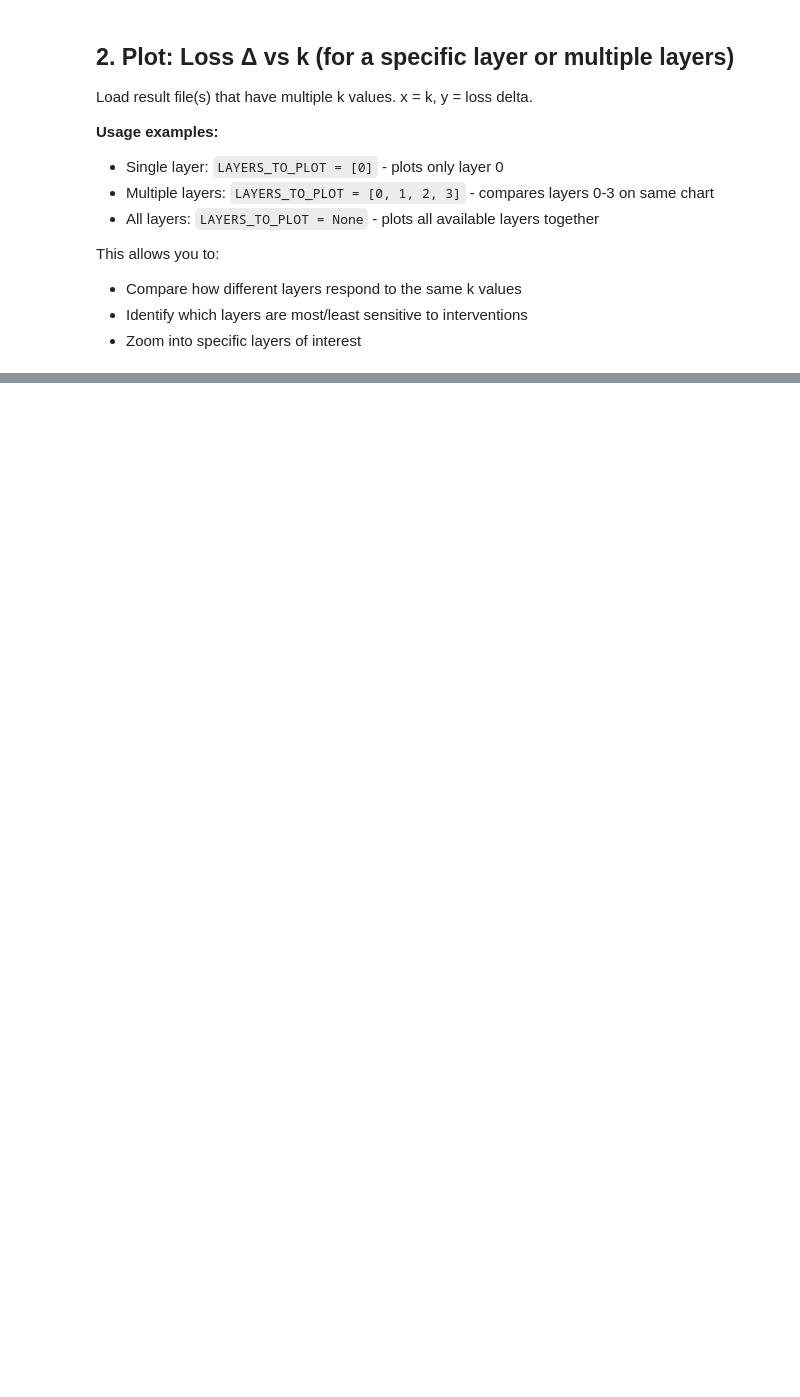
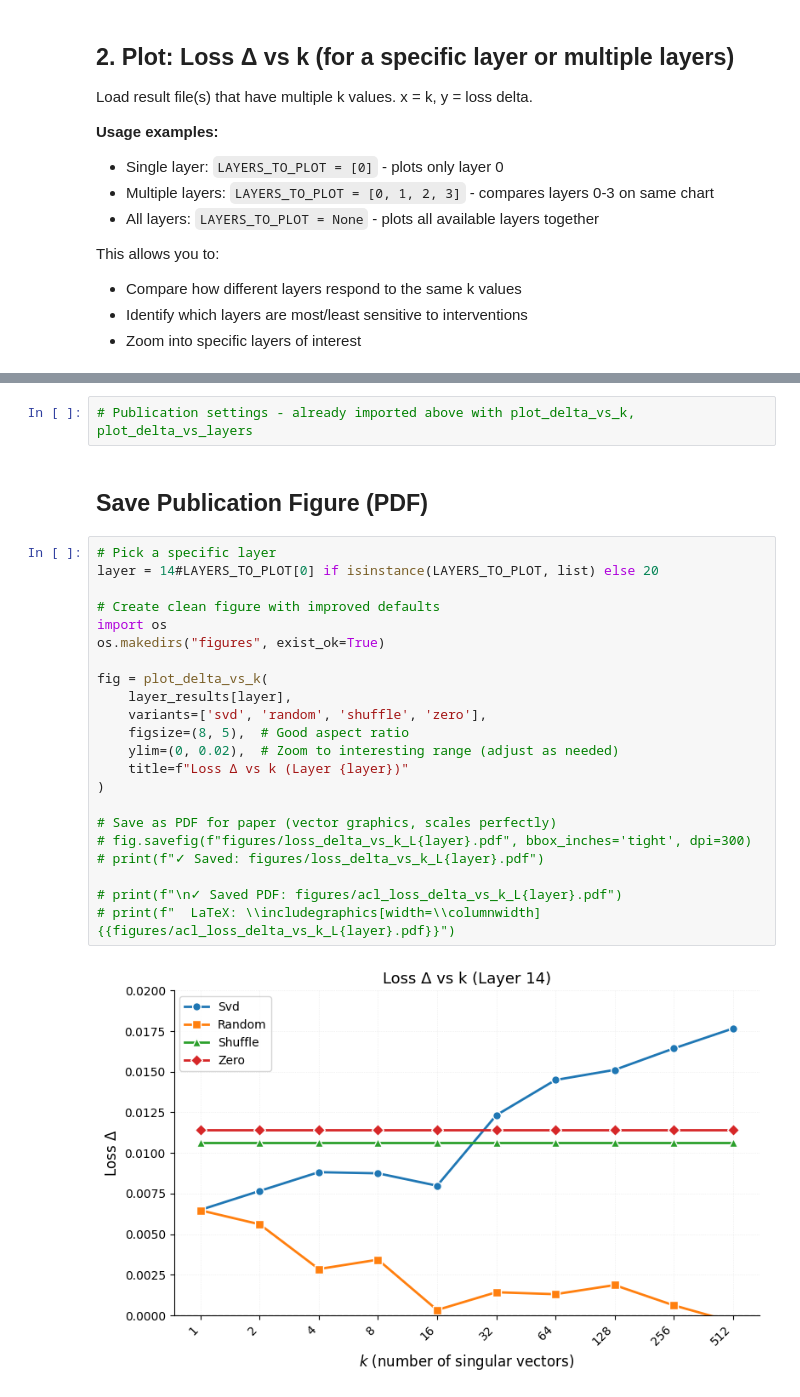
Before and after one commit to sagearc/GaleMoE, a Jupyter notebook: src/experiments/router_interventions/notebooks/project_out_plots.ipynb, the cells around one changed output, grey strips where cells are left out. Cells and saved outputs as stored; diff of their text form; blank space fills up the shorter version.

```diff
--- a/src/experiments/router_interventions/notebooks/project_out_plots.ipynb
+++ b/src/experiments/router_interventions/notebooks/project_out_plots.ipynb
@@ -138,0 +132,28 @@ for layer in layer_results:
+# %%
+# Publication settings - already imported above with plot_delta_vs_k, plot_delta_vs_layers
+# %% [markdown]
+## Save Publication Figure (PDF)
+# %%
+# Pick a specific layer
+layer = 14#LAYERS_TO_PLOT[0] if isinstance(LAYERS_TO_PLOT, list) else 20
+
+# Create clean figure with improved defaults
+import os
+os.makedirs("figures", exist_ok=True)
+
+fig = plot_delta_vs_k(
+    layer_results[layer],
+    variants=['svd', 'random', 'shuffle', 'zero'],
+    figsize=(8, 5),  # Good aspect ratio
+    ylim=(0, 0.02),  # Zoom to interesting range (adjust as needed)
+    title=f"Loss Δ vs k (Layer {layer})"
+)
+
+# Save as PDF for paper (vector graphics, scales perfectly)
+# fig.savefig(f"figures/loss_delta_vs_k_L{layer}.pdf", bbox_inches='tight', dpi=300)
+# print(f"✓ Saved: figures/loss_delta_vs_k_L{layer}.pdf")
+
+# print(f"\n✓ Saved PDF: figures/acl_loss_delta_vs_k_L{layer}.pdf")
+# print(f"  LaTeX: \\includegraphics[width=\\columnwidth]{{figures/acl_loss_delta_vs_k_L{layer}.pdf}}")
+# %% [output]
+[figure, added]
```
Also changed, not shown: parts of 8 cells of this notebook, 15 other files.
